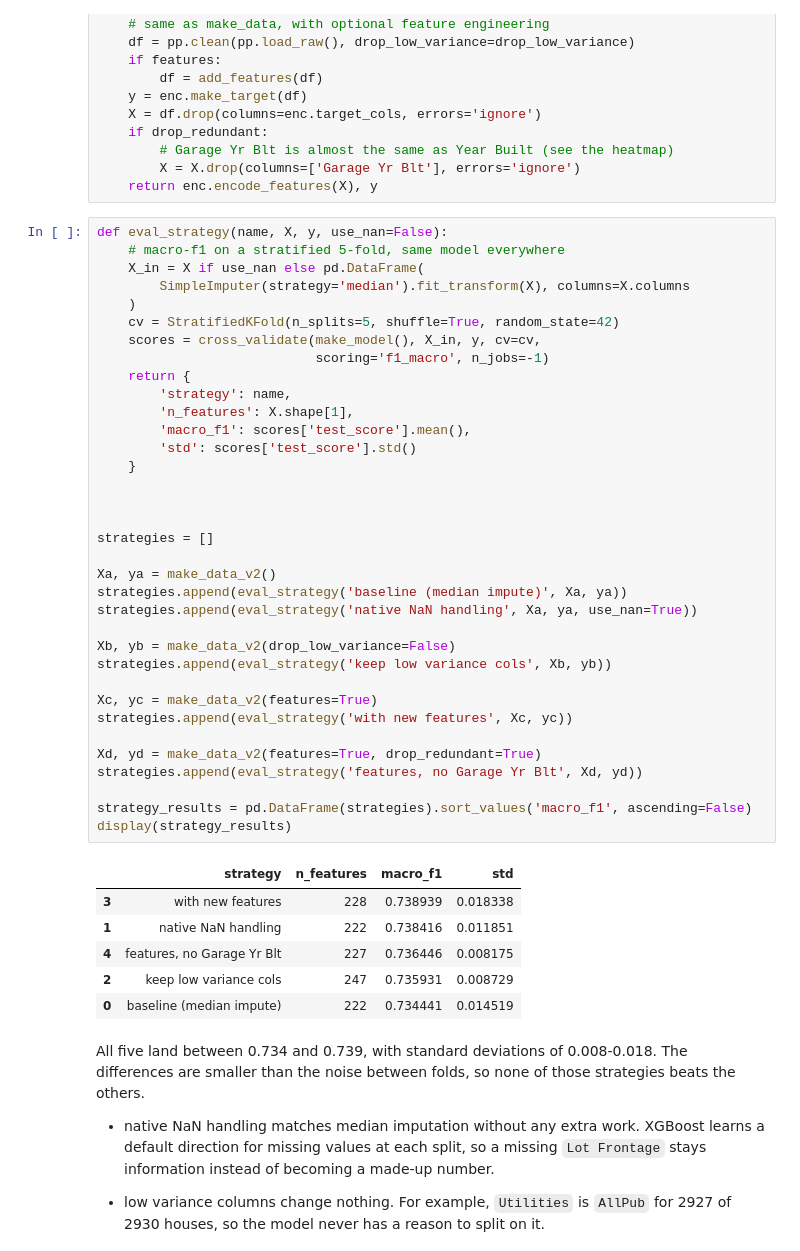
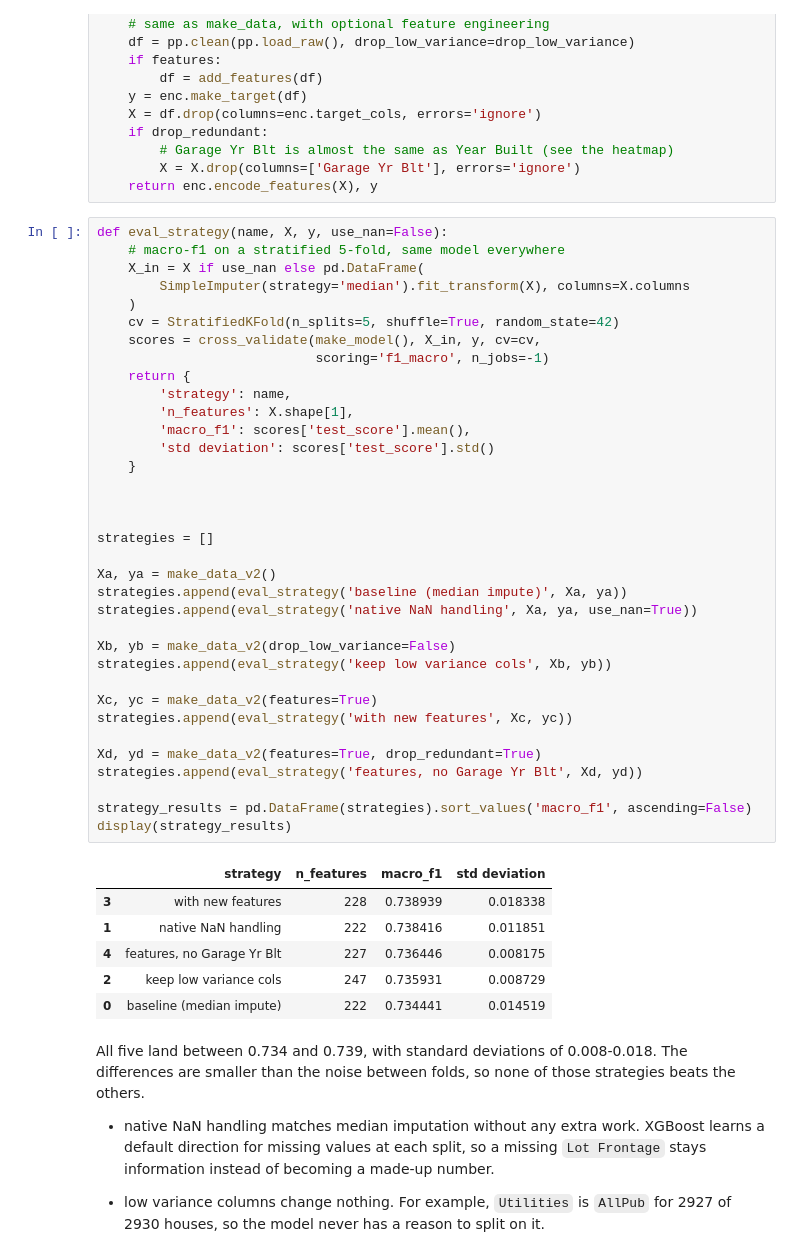
Before and after one commit to shomlea/AmesHousing-Dataset, a Jupyter notebook: initial_predictions.ipynb, the cells around one changed output. Saved outputs shown, nothing was run; the diff lists cells and outputs as text.

```diff
--- a/initial_predictions.ipynb
+++ b/initial_predictions.ipynb
@@ -690,35 +695,35 @@ def eval_strategy(name, X, y, use_nan=False):
     )
     cv = StratifiedKFold(n_splits=5, shuffle=True, random_state=42)
     scores = cross_validate(make_model(), X_in, y, cv=cv,
                             scoring='f1_macro', n_jobs=-1)
     return {
         'strategy': name,
         'n_features': X.shape[1],
         'macro_f1': scores['test_score'].mean(),
-        'std': scores['test_score'].std()
+        'std deviation': scores['test_score'].std()
     }
 
 
 
 strategies = []
 
 Xa, ya = make_data_v2()
 strategies.append(eval_strategy('baseline (median impute)', Xa, ya))
 strategies.append(eval_strategy('native NaN handling', Xa, ya, use_nan=True))
 
 Xb, yb = make_data_v2(drop_low_variance=False)
 strategies.append(eval_strategy('keep low variance cols', Xb, yb))
 
 Xc, yc = make_data_v2(features=True)
 strategies.append(eval_strategy('with new features', Xc, yc))
 
 Xd, yd = make_data_v2(features=True, drop_redundant=True)
 strategies.append(eval_strategy('features, no Garage Yr Blt', Xd, yd))
 
 strategy_results = pd.DataFrame(strategies).sort_values('macro_f1', ascending=False)
 display(strategy_results)
 # %% [output]
-|  | strategy | n_features | macro_f1 | std |
+|  | strategy | n_features | macro_f1 | std deviation |
 | 3 | with new features | 228 | 0.738939 | 0.018338 |
 | 1 | native NaN handling | 222 | 0.738416 | 0.011851 |
 | 4 | features, no Garage Yr Blt | 227 | 0.736446 | 0.008175 |
```
Also changed, not shown: parts of 37 cells of this notebook, 1 other file.
